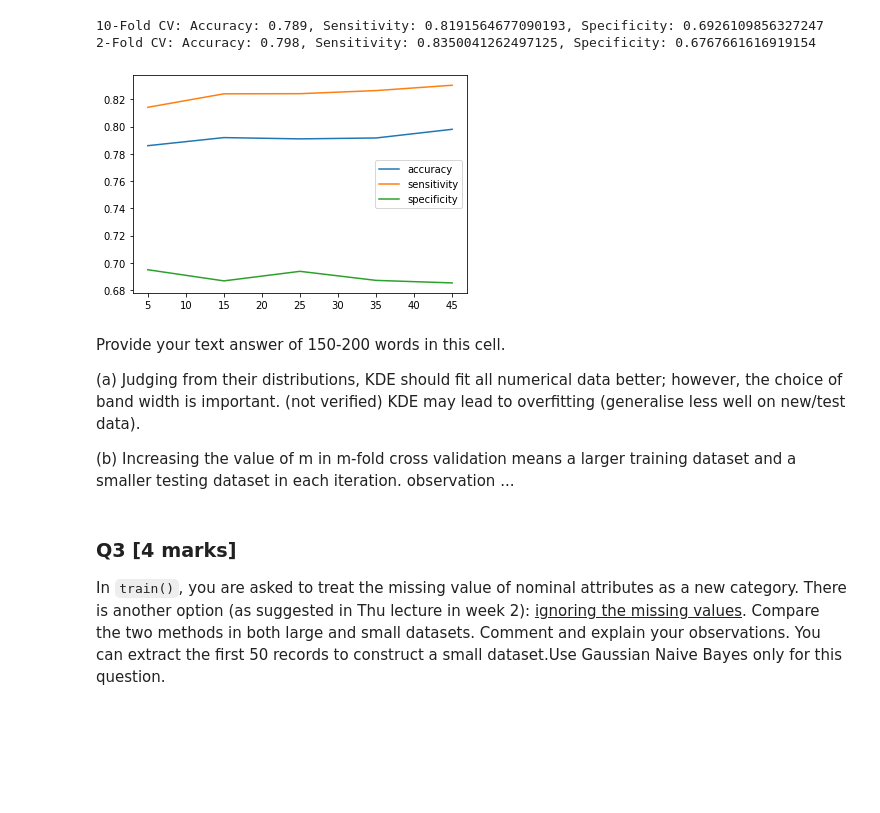
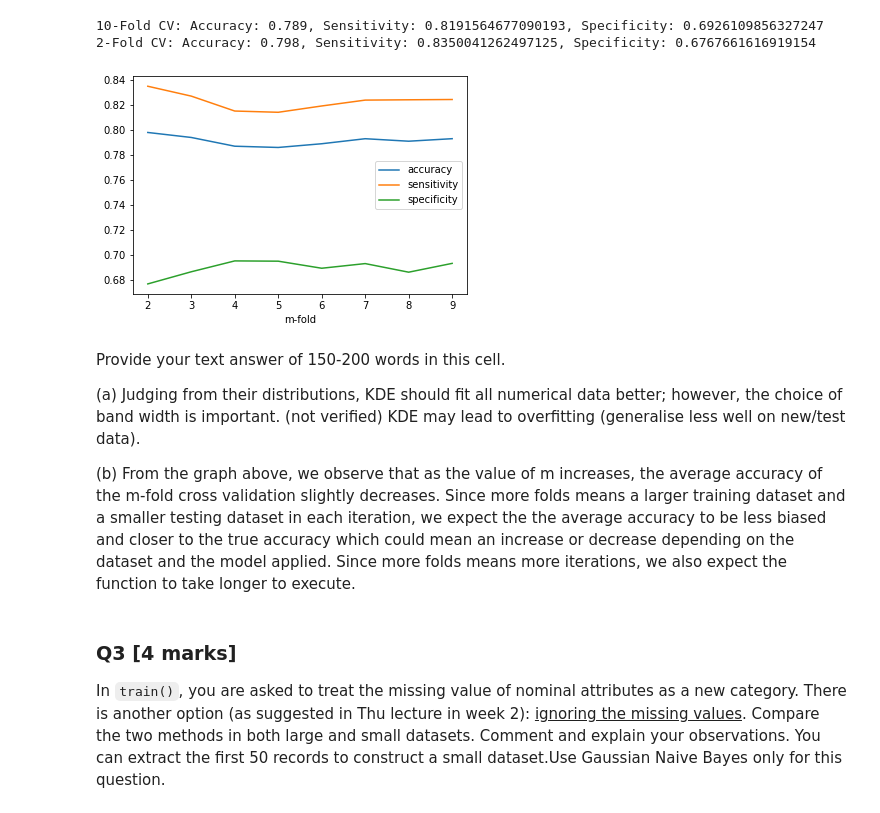
Before and after one commit to Meatssauce/comp30027-machine-learning-assignment-1, a Jupyter notebook: COMP3027ASS1_template.ipynb, the cells around one changed output. Cells and saved outputs as stored; diff of their text form; code cells hidden in the pictures; blank space fills up the shorter version.

```diff
--- a/COMP3027ASS1_template.ipynb
+++ b/COMP3027ASS1_template.ipynb
@@ -257,7 +256,7 @@ def cross_validate(df, m):
         # test
         test_df = splits[i]
         X_test, y_test = test_df.iloc[:,:-1], test_df.iloc[:,-1]
-        pred_prob, y_pred = predict(X_test, labels, prior_probs, conditional_dists)
+        _, y_pred = predict(X_test, labels, prior_probs, conditional_dists)
 
         # evaluate
         tp, fn, fp, tn, _, accuracy, _ = evaluate(labels, y_test, y_pred)
@@ -276,24 +275,26 @@ print("2-Fold CV: Accuracy: {}, Sensitivity: {}, Specificity: {}".format(cv2_res
 2-Fold CV: Accuracy: 0.798, Sensitivity: 0.8350041262497125, Specificity: 0.6767661616919154
 # %%
 results = []
-for m in range(5,50,10):
+ms = range(2,10)
+for m in ms:
     results.append(cross_validate(df, m))
 
 results = np.array(results)
-plt.plot(range(5,50,10), results[:,0], label="accuracy")
-plt.plot(range(5,50,10), results[:,1], label="sensitivity")
-plt.plot(range(5,50,10), results[:,2], label="specificity")
+plt.xlabel('m-fold')
+plt.plot(ms, results[:,0], label="accuracy")
+plt.plot(ms, results[:,1], label="sensitivity")
+plt.plot(ms, results[:,2], label="specificity")
 plt.legend()
 plt.show()
 # %% [output]
-[figure, old version]
+[figure, new version]
 # %% [markdown]
 Provide your text answer of 150-200 words in this cell.
 
 (a) Judging from their distributions, KDE should fit all numerical data better; however, the choice of band width is important.
 (not verified) KDE may lead to overfitting (generalise less well on new/test data).
 
-(b) Increasing the value of m in m-fold cross validation means a larger training dataset and a smaller testing dataset in each iteration. observation ...
+(b) From the graph above, we observe that as the value of m increases, the average accuracy of the m-fold cross validation slightly decreases. Since more folds means a larger training dataset and a smaller testing dataset in each iteration, we expect the the average accuracy to be less biased and closer to the true accuracy which could mean an increase or decrease depending on the dataset and the model applied. Since more folds means more iterations, we also expect the function to take longer to execute.
 # %% [markdown]
 ### Q3 [4 marks]
 In `train()`, you are asked to treat the missing value of nominal attributes as a new category. There is another option (as suggested in Thu lecture in week 2): <u>ignoring the missing values</u>.
```
Also changed, not shown: parts of 10 cells of this notebook.
